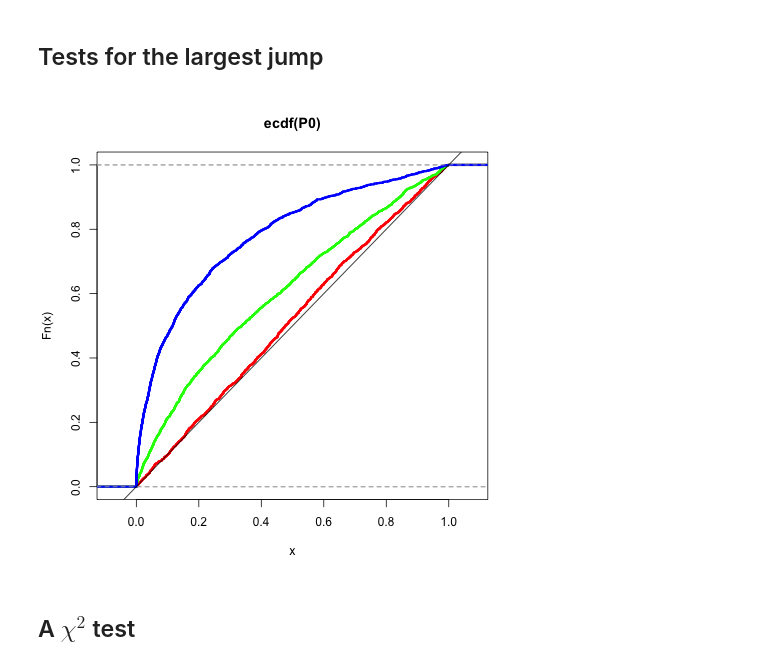
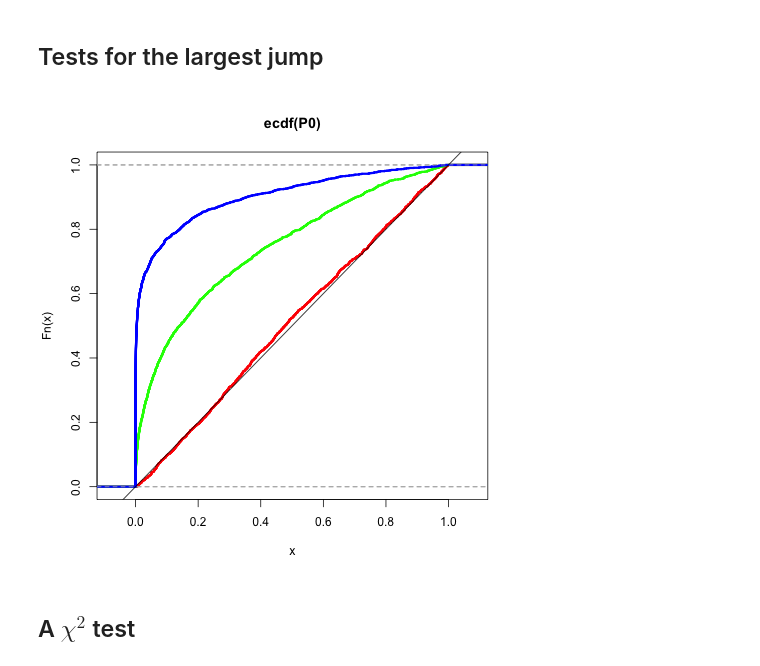
Before and after one commit to selective-inference/Python-software, a Jupyter notebook: notebooks/isotonic.ipynb, the cells around one changed output. Saved outputs shown, nothing was run; the diff lists cells and outputs as text; code cells hidden in the pictures.

```diff
--- a/notebooks/isotonic.ipynb
+++ b/notebooks/isotonic.ipynb
@@ -178,7 +180,7 @@ def interval_constraints(support_directions,
                      direction_of_interest)
 
     U = np.dot(A, X) + b
-    if not np.all(U > -tol * np.fabs(U).max()):
+    if not np.all(U > -tol * np.fabs(U).max()) and WARNINGS:
         warn('constraints not satisfied: %s' % `U`)
 
     Sw = np.dot(S, w)
@@ -373,7 +374,7 @@ Let's make a simulation for isotonic regression at some fixed point. Of course,
 a random point, maybe the first jump, or the largest jump?
 # %%
 %%R -o mu
-mu = c(rep(0,20), rep(2.5,20), rep(5,10))
+mu = 2 * c(rep(0,20), rep(2.5,20), rep(5,10))
 plot(isoreg(rnorm(50)+mu), xlab='t', ylab='Y')
 lines(mu, type='s', lwd=3, col='blue')
 # %% [output]
@@ -416,7 +417,7 @@ an incorrect value, say $t=10$.
 P0, Pa_correct, Pa_incorrect = [], [], []
 n, j_correct, j_incorrect, nsim = 50, 20, 10, 2000
 for _ in range(nsim):
-    P0.append(simulate_fixed(n,j))
+    P0.append(simulate_fixed(n,j_correct))
     Pa_correct.append(simulate_fixed(n,j_correct,mu=mu))
     Pa_incorrect.append(simulate_fixed(n,j_incorrect,mu=mu))
 # %%
@@ -599,26 +600,26 @@ def simulate_largest_jump(n, mu=0):
     else:
         return None
 # %%
-P0, Pa = [], []
+P0, Pa_large = [], []
 for _ in range(nsim):
     pval = simulate_largest_jump(n)
     if pval is not None:
         P0.append(pval)
     pval = simulate_largest_jump(n, mu=mu)
     if pval is not None:
-        Pa.append(pval)
+        Pa_large.append(pval)
 # %%
-%%R -i P0,Pa
+%%R -i P0,Pa_large
 P0 = P0[P0>0]
 P0 = P0[P0<1]
 plot(ecdf(P0), col='red', lwd=3)
-Pa = Pa[Pa>0]
-Pa = Pa[Pa<1]
-plot(ecdf(Pa), col='green', lwd=3, add=TRUE)
+Pa_large = Pa_large[Pa_large>0]
+Pa_large = Pa_large[Pa_large<1]
+plot(ecdf(Pa_large), col='green', lwd=3, add=TRUE)
 plot(ecdf(Pa_correct), col='blue', lwd=3, add=TRUE)
 abline(0,1)
 # %% [output]
-[figure, old version]
+[figure, new version]
 # %% [markdown]
 ## A $\chi^2$ test
 # %% [markdown]
```
Also changed, not shown: parts of 13 cells of this notebook, 2 other files.
